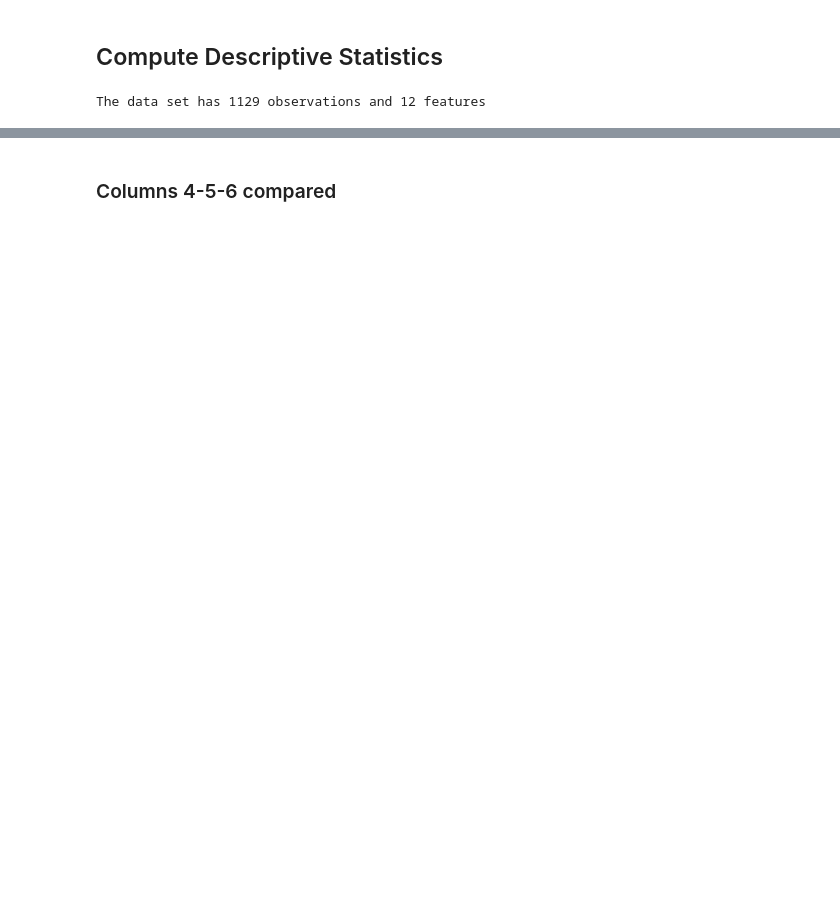
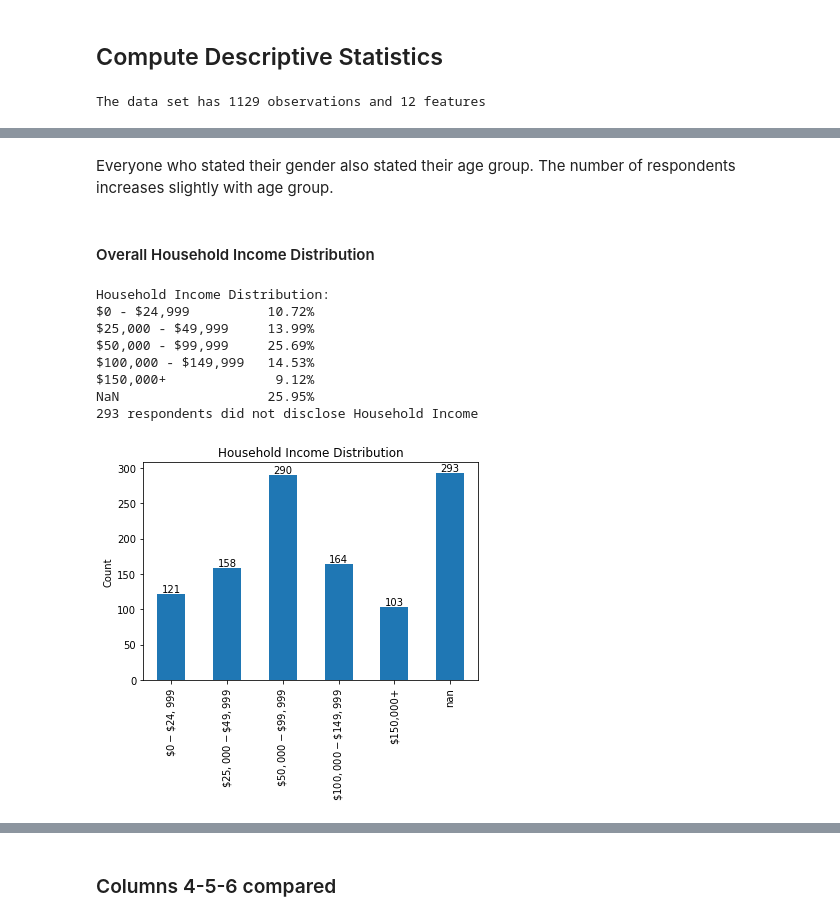
Before and after one commit to thomas-brink/MSE-231, a Jupyter notebook: assignment3/survey_analysis_notebook.ipynb, the cells around one changed output, grey strips where cells are left out. Drawn from its saved outputs; the diff is of its cells as text; code cells hidden in the pictures; blank space fills up the shorter version.

```diff
--- a/assignment3/survey_analysis_notebook.ipynb
+++ b/assignment3/survey_analysis_notebook.ipynb
@@ -29,0 +181,27 @@ The data set has 1129 observations and 12 features
+# %% [markdown]
+Everyone who stated their gender also stated their age group. The number of respondents increases slightly with age group.
+# %% [markdown]
+#### Overall Household Income Distribution
+# %%
+survey_df.sort_values('Household Income')
+col_9 = survey_df.iloc[:,9].value_counts(dropna=False, sort=False)
+print(col_9.name, 'Distribution:')
+print(col_9.div(n_obs).to_string(header=False, float_format='{:,.2%}'.format))
+print('{} respondents did not disclose {}'.format(survey_df.iloc[:,9].isna().sum(), col_9.name))
+col_9.rename(index={'$0 - $24,999': '$\$0 - \$24,999$',
+                    '$25,000 - $49,999':'$\$25,000 - \$49,999$',
+                    '$50,000 - $99,999': '$\$50,000 - \$99,999$',
+                    '$100,000 - $149,999': '$\$100,000 - \$149,999$'}, inplace=True)
+plt_9 = col_9.plot.bar(title=col_9.name + ' Distribution', ylabel="Count")
+for container in plt_9.containers:
+    plt_9.bar_label(container)
+# %% [output]
+Household Income Distribution:
+$0 - $24,999          10.72%
+$25,000 - $49,999     13.99%
+$50,000 - $99,999     25.69%
+$100,000 - $149,999   14.53%
+$150,000+              9.12%
+NaN                   25.95%
+293 respondents did not disclose Household Income
+[figure, added]
```
Also changed, not shown: parts of 97 cells of this notebook, 5 other files.
